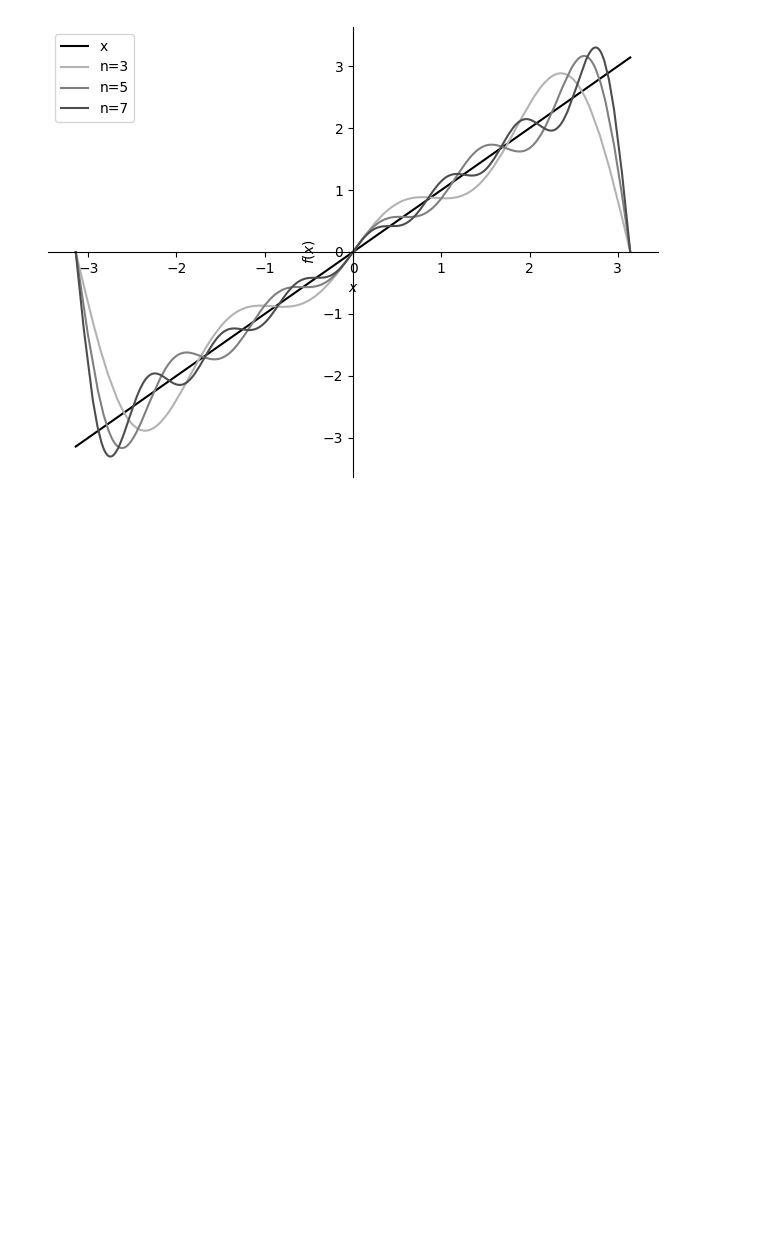
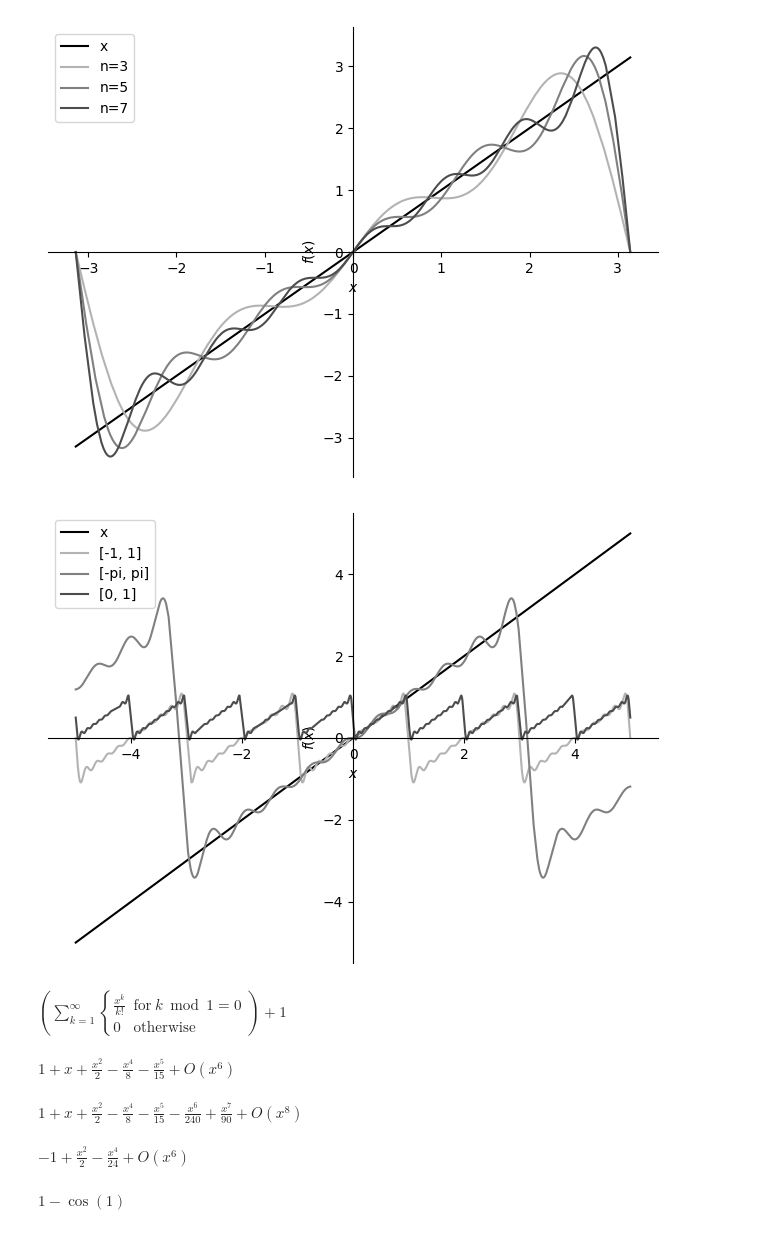
Before and after one commit to Felipe-Pinto/python_para_exatas, a Jupyter notebook: Cálculo com Sympy.ipynb, the cells around one changed output. Drawn from its saved outputs; the diff is of its cells as text; code cells hidden in the pictures; blank space fills up the shorter version.

```diff
--- a/Cálculo com Sympy.ipynb
+++ b/Cálculo com Sympy.ipynb
@@ -487,3 +503,43 @@ p[3].label = 'n=7'
 p.show()
 # %% [output]
 [figure]
+# %%
+s1 = fourier_series(x, (x, -1, 1)).truncate(10)
+s2 = fourier_series(x, (x, -pi, pi)).truncate(10)
+s3 = fourier_series(x, (x, 0, 1)).truncate(10)
+p = plot(x, s1, s2, s3, (x, -5, 5), show=False, legend=True)
+# %%
+p[0].line_color = (0, 0, 0)
+p[0].label = 'x'
+p[1].line_color = (0.7, 0.7, 0.7)
+p[1].label = '[-1, 1]'
+p[2].line_color = (0.5, 0.5, 0.5)
+p[2].label = '[-pi, pi]'
+p[3].line_color = (0.3, 0.3, 0.3)
+p[3].label = '[0, 1]'
+p.show()
+# %% [output]
+[figure, added]
+# %%
+f1 = fps(exp(x))
+f2 = fps(sin(x))
+f1
+# %% [output]
+$\displaystyle \left(\sum_{k=1}^{\infty} \begin{cases} \frac{x^{k}}{k!} & \text{for}\: k \bmod 1 = 0 \\0 & \text{otherwise} \end{cases}\right) + 1$
+# %%
+f1.compose(f2, x).truncate()
+# %% [output]
+$\displaystyle 1 + x + \frac{x^{2}}{2} - \frac{x^{4}}{8} - \frac{x^{5}}{15} + O\left(x^{6}\right)$
+# %%
+f1.compose(f2, x).truncate(8)
+# %% [output]
+$\displaystyle 1 + x + \frac{x^{2}}{2} - \frac{x^{4}}{8} - \frac{x^{5}}{15} - \frac{x^{6}}{240} + \frac{x^{7}}{90} + O\left(x^{8}\right)$
+# %%
+f = fps(sin(x))
+f.integrate(x).truncate()
+# %% [output]
+$\displaystyle -1 + \frac{x^{2}}{2} - \frac{x^{4}}{24} + O\left(x^{6}\right)$
+# %%
+integrate(f, (x, 0, 1))
+# %% [output]
+$\displaystyle 1 - \cos{\left(1 \right)}$
```
Also changed, not shown: parts of 52 cells of this notebook.
